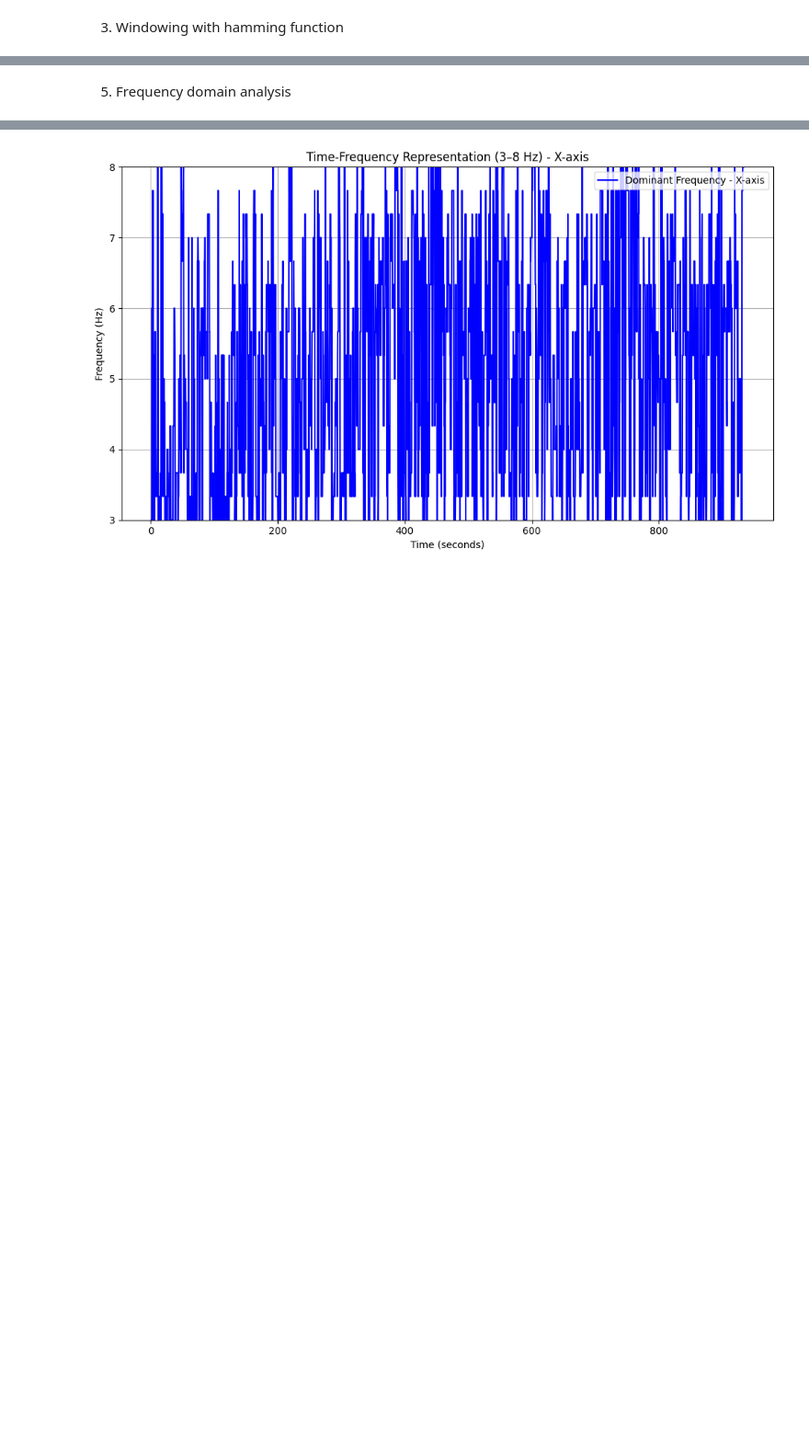
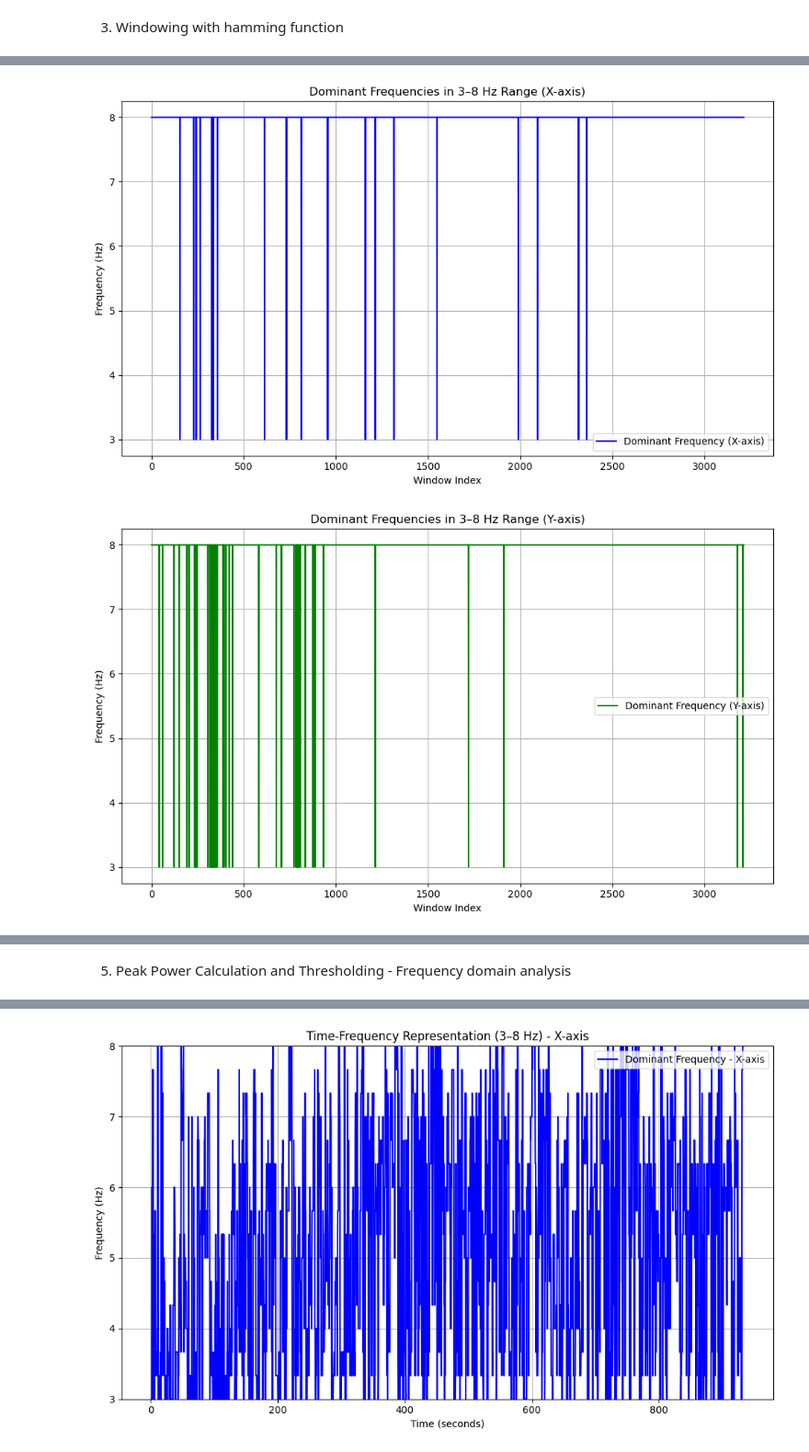
Before and after one commit to pwatana/Neurotech_UofT_2024, a Jupyter notebook: Neurotech_data_cleaning.ipynb, the cells around one changed output, grey strips where cells are left out. Shown at 92% size. Saved outputs shown, nothing was run; the diff lists cells and outputs as text; code cells hidden in the pictures; blank space fills up the shorter version.

```diff
--- a/Neurotech_data_cleaning.ipynb
+++ b/Neurotech_data_cleaning.ipynb
@@ -470,0 +477,44 @@ Detected Peak Frequency: 8.0 Hz
+# %%
+# Example usage for one axis
+segmented_windows_x = segmented_signals[0]  # Segmented windows for the X-axis
+fs = 100  # Sampling frequency in Hz
+low_freq = 3  # Tremor lower bound
+high_freq = 8  # Tremor upper bound
+ar_order = 6  # AR model order
+
+# Process segments for X-axis
+dominant_frequencies_x, dominant_powers_x = process_segments_for_dominant_frequencies(
+    segmented_windows_x, fs, low_freq, high_freq, ar_order
+)
+
+# Repeat for all axes
+dominant_frequencies_all_axes = []
+dominant_powers_all_axes = []
+
+for axis_segmented_windows in segmented_signals:
+    freqs, powers = process_segments_for_dominant_frequencies(
+        axis_segmented_windows, fs, low_freq, high_freq, ar_order
+    )
+    dominant_frequencies_all_axes.append(freqs)
+    dominant_powers_all_axes.append(powers)
+
+# Convert to NumPy arrays for consistency
+dominant_frequencies_all_axes = np.array(dominant_frequencies_all_axes)  # Shape: (3, num_windows)
+dominant_powers_all_axes = np.array(dominant_powers_all_axes)  # Shape: (3, num_windows)
+
+# Visualize dominant frequencies for all axis
+axis_labels = ['X-axis', 'Y-axis', 'Z-axis']
+colors = ['blue', 'green', 'red']
+for i, label in enumerate(axis_labels):
+    plt.figure(figsize=(10, 6))
+    plt.plot(dominant_frequencies_all_axes[i], label=f"Dominant Frequency ({label})", color=colors[i])
+    plt.title(f"Dominant Frequencies in 3–8 Hz Range ({label})")
+    plt.xlabel("Window Index")
+    plt.ylabel("Frequency (Hz)")
+    plt.legend()
+    plt.grid(True)
+    plt.tight_layout()
+    plt.show()
+# %% [output]
+[figure, added]
+[figure, added]
@@ -471,3 +522,3 @@ Detected Peak Frequency: 8.0 Hz
 # %% [markdown]
-5. Frequency domain analysis
+5. Peak Power Calculation and Thresholding - Frequency domain analysis
 # %%
```
Also changed, not shown: parts of 22 cells of this notebook.
